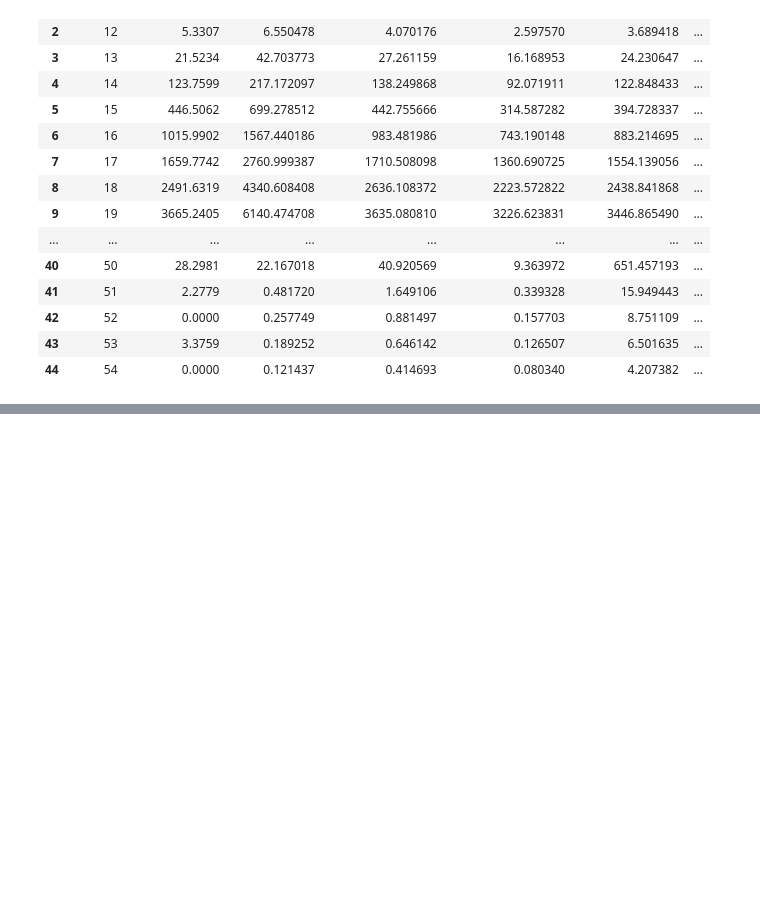
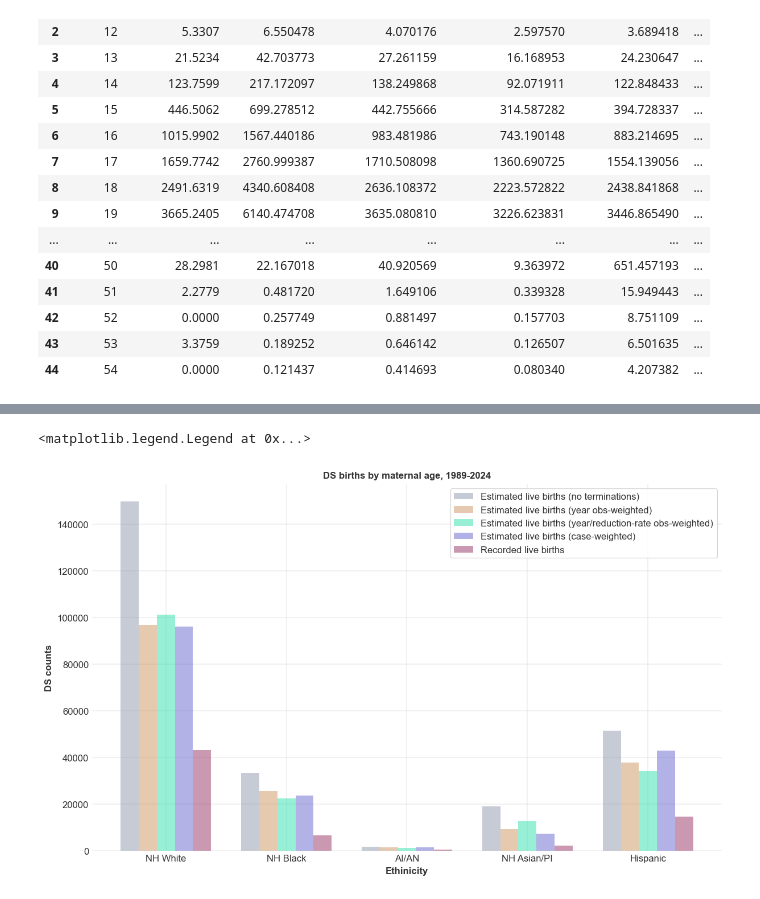
Before and after one commit to frankbuckley/ds-births-populations, a Jupyter notebook: projects/us-birth-certificates/notes-ds-rec-weighting.ipynb, the cells around one changed output, grey strips where cells are left out. Drawn from its saved outputs; the diff is of its cells as text; code cells hidden in the pictures; blank space fills up the shorter version.

```diff
--- a/projects/us-birth-certificates/notes-ds-rec-weighting.ipynb
+++ b/projects/us-birth-certificates/notes-ds-rec-weighting.ipynb
@@ -170,0 +214,36 @@ plt.legend()
+# %%
+plt.figure(figsize=(10, 6))
+
+x = ethnicity_df["mracehisp_c"]
+labels = ethnicity_df["mracehisp_c_label"]
+
+width = 0.15
+
+plt.bar(x - 2*width, ethnicity_df["no_term_age_est"],
+        width=width, color="#9098ac80",
+        label="Estimated live births (no terminations)")
+
+plt.bar(x - width, ethnicity_df["year_prev_est"],
+        width=width, color="#cf966080",
+        label="Estimated live births (year obs-weighted)")
+
+plt.bar(x, ethnicity_df["term_under_est"],
+        width=width, color="#30e0af80",
+        label="Estimated live births (year/reduction-rate obs-weighted)")
+
+plt.bar(x + width, ethnicity_df["case_weighted"],
+        width=width, color="#6666d080",
+        label="Estimated live births (case-weighted)")
+
+plt.bar(x + 2*width, ethnicity_df["down_ind"],
+        width=width, color="#99336680",
+        label="Recorded live births")
+
+plt.title("DS births by maternal age, 1989-2024")
+plt.xlabel("Ethinicity")
+plt.ylabel("DS counts")
+plt.xticks(x, labels)
+plt.legend()
+# %% [output]
+<matplotlib.legend.Legend at 0x...>
+[figure, added]
```
Also changed, not shown: parts of 10 cells of this notebook, 1 other file.
